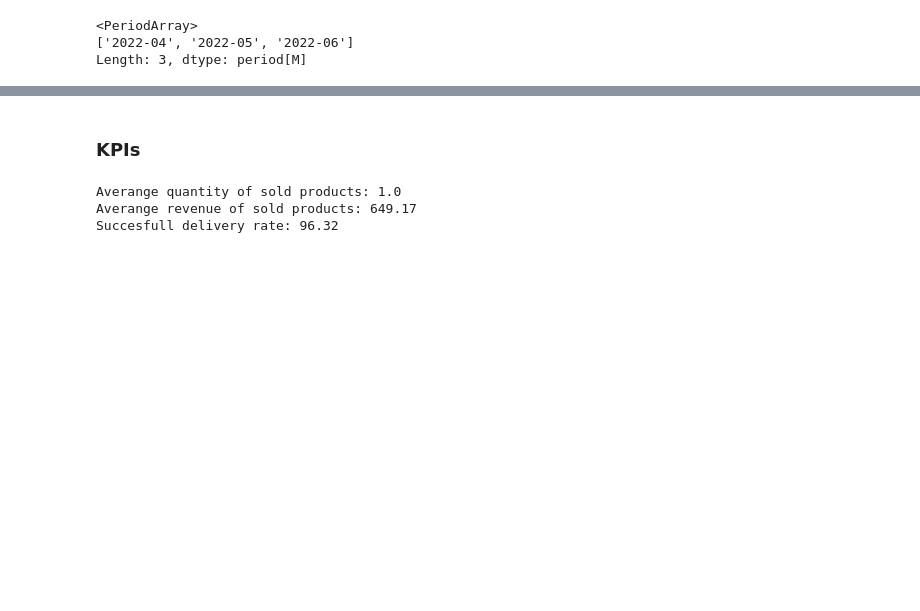
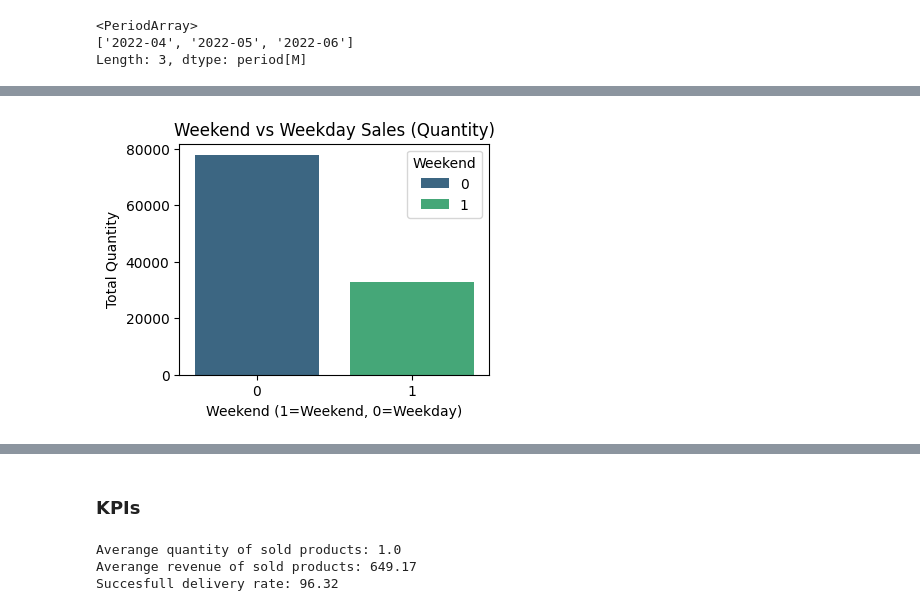
Before and after one commit to HMurawski/E-commerce-Sales-Analysis, a Jupyter notebook: E-Commerce Sales Analysis.ipynb, the cells around one changed output, grey strips where cells are left out. Saved outputs shown, nothing was run; the diff lists cells and outputs as text; code cells hidden in the pictures; blank space fills up the shorter version.

```diff
--- a/E-Commerce Sales Analysis.ipynb
+++ b/E-Commerce Sales Analysis.ipynb
@@ -369,0 +412,10 @@ plt.show()
+# %%
+# Weekend vs Weekday Sales
+plt.figure(figsize=(4,3))
+sns.barplot(x='Weekend', y='Qty', data=df, estimator=sum, palette='viridis', hue='Weekend')
+plt.title('Weekend vs Weekday Sales (Quantity)')
+plt.xlabel('Weekend (1=Weekend, 0=Weekday)')
+plt.ylabel('Total Quantity')
+plt.show()
+# %% [output]
+[figure, added]
```
Also changed, not shown: parts of 22 cells of this notebook.
